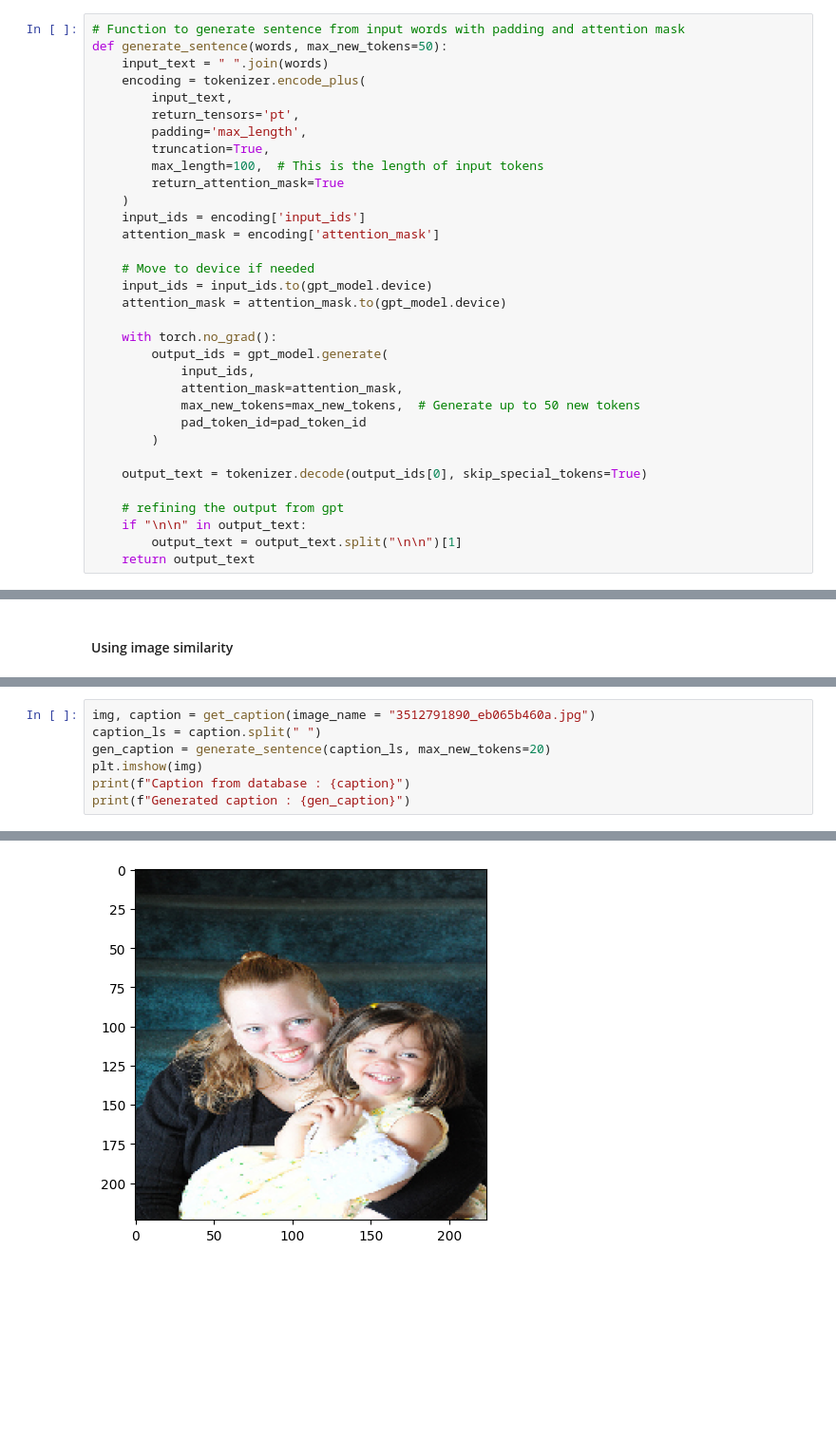
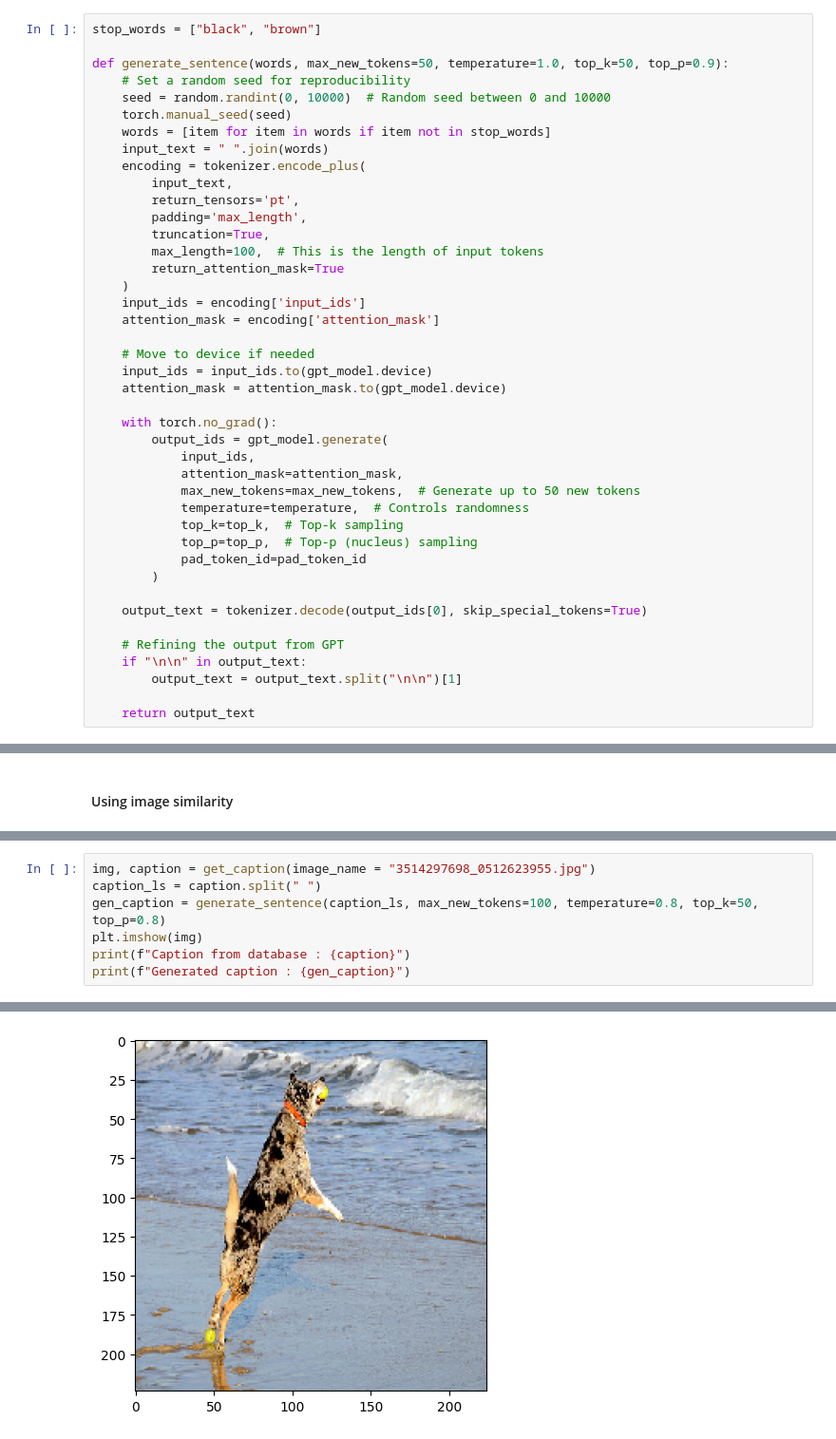
Before and after one commit to prabhatks12/imageCaption, a Jupyter notebook: notebooks/python_image_caption.ipynb, the cells around one changed output, grey strips where cells are left out. Shown at 95% size. Saved outputs shown, nothing was run; the diff lists cells and outputs as text; blank space fills up the shorter version.

Commit message:
working code for image caption

```diff
--- a/notebooks/python_image_caption.ipynb
+++ b/notebooks/python_image_caption.ipynb
@@ -146,6 +148,11 @@ pad_token_id = tokenizer.pad_token_id
 # %%
-# Function to generate sentence from input words with padding and attention mask
-def generate_sentence(words, max_new_tokens=50):
+stop_words = ["black", "brown"]
+
+def generate_sentence(words, max_new_tokens=50, temperature=1.0, top_k=50, top_p=0.9):
+    # Set a random seed for reproducibility
+    seed = random.randint(0, 10000)  # Random seed between 0 and 10000
+    torch.manual_seed(seed)
+    words = [item for item in words if item not in stop_words]
     input_text = " ".join(words)
     encoding = tokenizer.encode_plus(
         input_text,
@@ -167,14 +174,18 @@ def generate_sentence(words, max_new_tokens=50):
             input_ids,
             attention_mask=attention_mask,
             max_new_tokens=max_new_tokens,  # Generate up to 50 new tokens
+            temperature=temperature,  # Controls randomness
+            top_k=top_k,  # Top-k sampling
+            top_p=top_p,  # Top-p (nucleus) sampling
             pad_token_id=pad_token_id
         )
 
     output_text = tokenizer.decode(output_ids[0], skip_special_tokens=True)
 
-    # refining the output from gpt
+    # Refining the output from GPT
     if "\n\n" in output_text:
         output_text = output_text.split("\n\n")[1]
+
     return output_text
 # %%
 test_data = ["bike", "two", "wheeler"]
@@ -372,8 +381,8 @@ Generated caption : The dog was found in a wooded area near the intersection of
 [figure]
 # %%
-img, caption = get_caption(image_name = "3512791890_eb065b460a.jpg")
+img, caption = get_caption(image_name = "3514297698_0512623955.jpg")
 caption_ls = caption.split(" ")
-gen_caption = generate_sentence(caption_ls, max_new_tokens=20)
+gen_caption = generate_sentence(caption_ls, max_new_tokens=100, temperature=0.8, top_k=50, top_p=0.8)
 plt.imshow(img)
 print(f"Caption from database : {caption}")
 print(f"Generated caption : {gen_caption}")
@@ -384 +393 @@ Generated caption : The girl is wearing a black and white striped shirt with a b
-[figure, old version]
+[figure, new version]
```
Also changed, not shown: parts of 6 cells of this notebook, 3 other files.
